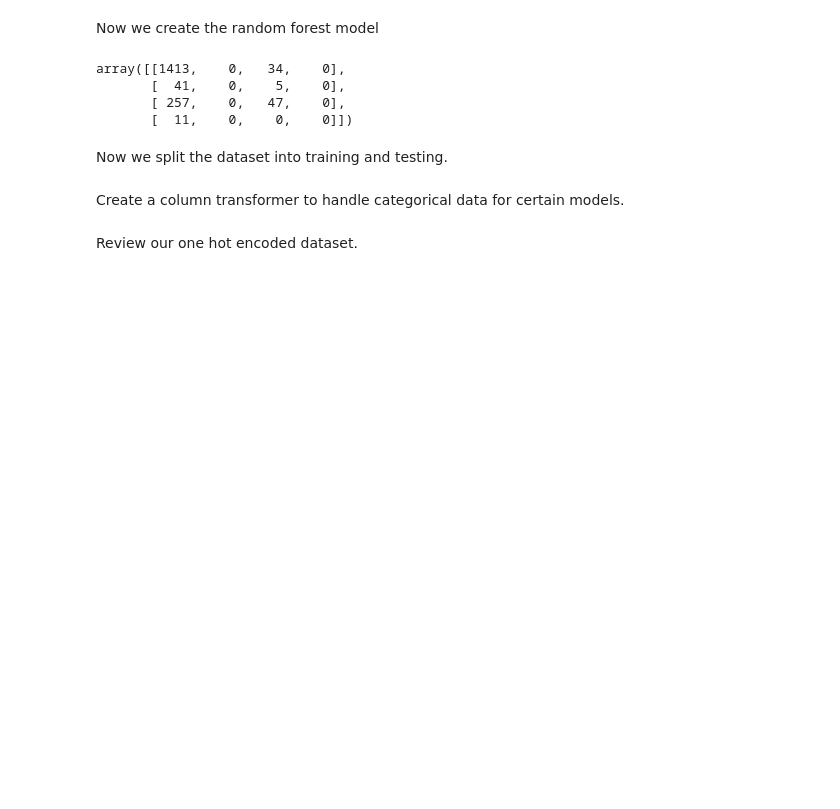
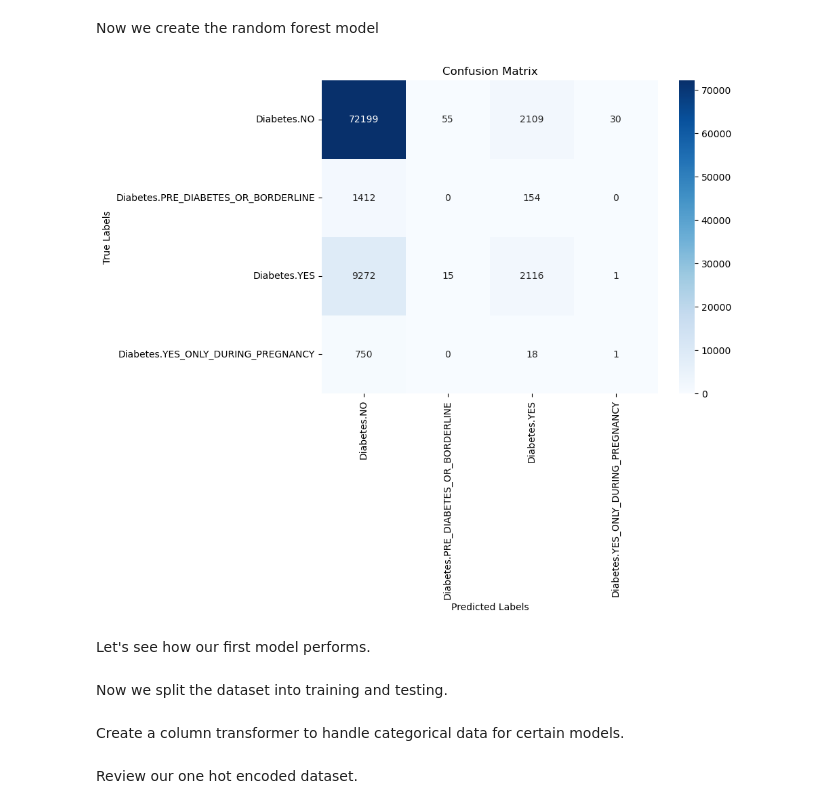
Before and after one commit to ralisv/IB031-Diabetes, a Jupyter notebook: solution.ipynb, the cells around one changed output. Drawn from its saved outputs; the diff is of its cells as text; code cells hidden in the pictures; blank space fills up the shorter version.

Commit message:
Print confusion matrix as a nice picture

```diff
--- a/solution.ipynb
+++ b/solution.ipynb
@@ -68,50 +72,45 @@ dataset_without_extended_diabetes_categories = dataset.copy()
 Now we create the random forest model
 # %%
 import pandas as pd
+from sklearn.model_selection import train_test_split
 from sklearn.ensemble import RandomForestClassifier
+from sklearn.metrics import accuracy_score, confusion_matrix
 from sklearn.impute import SimpleImputer
-from sklearn.metrics import accuracy_score, confusion_matrix
-from sklearn.model_selection import train_test_split
 from sklearn.preprocessing import LabelEncoder
+import matplotlib.pyplot as plt
+import seaborn as sns
 
 # Assuming dataset_with_extended_diabetes_categories is a pandas DataFrame
 dataset = dataset_with_extended_diabetes_categories
 
 # Basic preprocessing
 # Handling missing values - Imputation
 imputer = SimpleImputer(strategy="most_frequent")
 # Assuming all columns except 'diabetes' are features
 features = dataset.drop("diabetes", axis=1)
 # Impute missing values in features
 features_imputed = pd.DataFrame(
     imputer.fit_transform(features), columns=features.columns
 )
 
 # Encoding categorical variables if any
 # This step assumes that the dataset might have categorical variables
 encoder = LabelEncoder()
 for column in features_imputed.columns:
     if features_imputed[column].dtype == "object":
         features_imputed[column] = encoder.fit_transform(features_imputed[column])
 
 # Splitting dataset into training and testing sets
 X = features_imputed
 y = dataset["diabetes"]
 X_train, X_test, y_train, y_test = train_test_split(
     X, y, test_size=0.2, random_state=42
 )
 
 # Creating and training the Random Forest model
 random_forest_model = RandomForestClassifier(n_estimators=100, random_state=42)
 random_forest_model.fit(X_train, y_train)
-
-# Testing the model
-y_pred = random_forest_model.predict(X_test)
-accuracy = accuracy_score(y_test, y_pred)
-
-confusion_matrix(y_test, y_pred)
 # %% [output]
-array([[1413,    0,   34,    0],
-       [  41,    0,    5,    0],
-       [ 257,    0,   47,    0],
-       [  11,    0,    0,    0]])
+[figure, added]
+# %% [markdown]
+Let's see how our first model performs.
```
Also changed, not shown: parts of 3 cells of this notebook.
